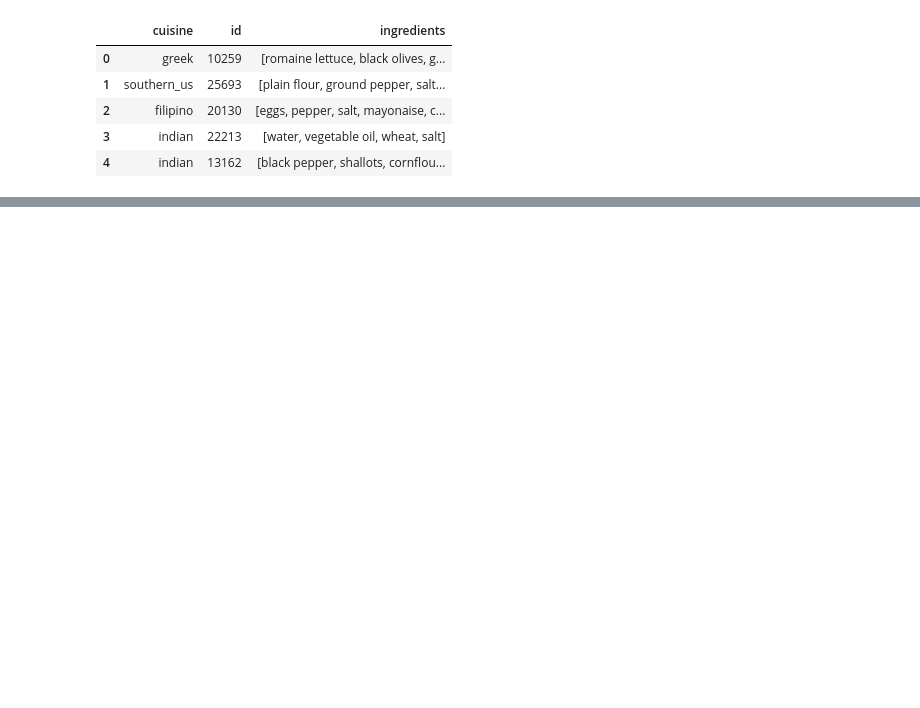
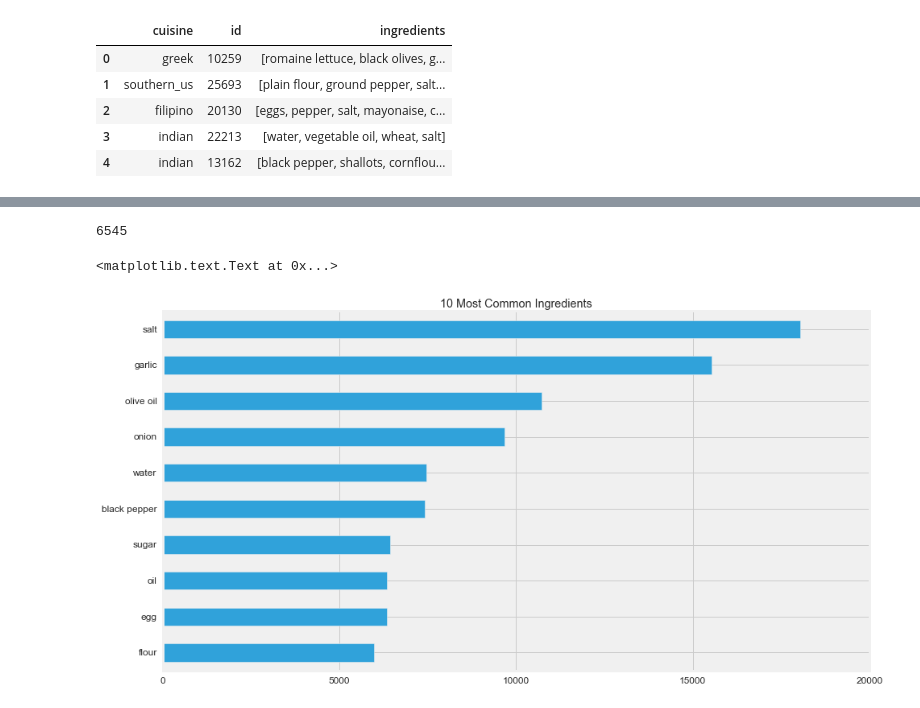
Before and after one commit to lucasarb/machine-learning, a Jupyter notebook: capstone/Recipes_analysis.ipynb, the cells around one changed output, grey strips where cells are left out. Cells and saved outputs as stored; diff of their text form; code cells hidden in the pictures; blank space fills up the shorter version.

```diff
--- a/capstone/Recipes_analysis.ipynb
+++ b/capstone/Recipes_analysis.ipynb
@@ -21,0 +78,43 @@ Types of cuisine: 20
+# %%
+def replace_similar_ingredients(i):
+
+    i = i.replace('fresh ', '').replace(' fresh','').replace('diced ','')
+    i = i.replace('minced ','').replace('chopped ','').replace('grated ','')
+    i = i.replace('garlic cloves','garlic').replace('ground black pepper','black pepper').replace('large eggs','eggs')
+    i = i.replace('extravirgin olive oil','olive oil').replace('fresh ginger','ginger').replace('allpurpose flour','flour')
+    i = i.replace('vegetable oil', 'oil')
+
+    return i
+
+
+def clean_recipe(recipe):
+
+    letterRegex = re.compile('[^a-zA-Z ]')
+    recipe = [letterRegex.sub('', i).strip() for i in recipe]
+
+    recipe = [ingredient.lower() for ingredient in recipe]
+
+    recipe = [replace_similar_ingredients(i) for i in recipe]
+
+    recipe = [stemmer.lemmatize(i) for i in recipe]
+
+
+    return recipe
+# %%
+train['ingredients_clean'] = train.ingredients.apply(lambda x: clean_recipe(x))
+test['ingredients_clean'] = test.ingredients.apply(lambda x: clean_recipe(x))
+# %%
+bag_of_ingred = Counter([ingredient for sublist in train.ingredients_clean for ingredient in sublist])
+print len(bag_of_ingred.keys())
+# %% [output]
+6545
+# %%
+most_common_dict = dict(bag_of_ingred.most_common(10))
+
+most_common_df =  pd.Series(most_common_dict)
+
+most_common_df.sort_values(ascending = True).plot(kind = 'barh')
+plt.title("10 Most Common Ingredients")
+# %% [output]
+<matplotlib.text.Text at 0x...>
+[figure, added]
```
Also changed, not shown: parts of 27 cells of this notebook, 2 other files.
